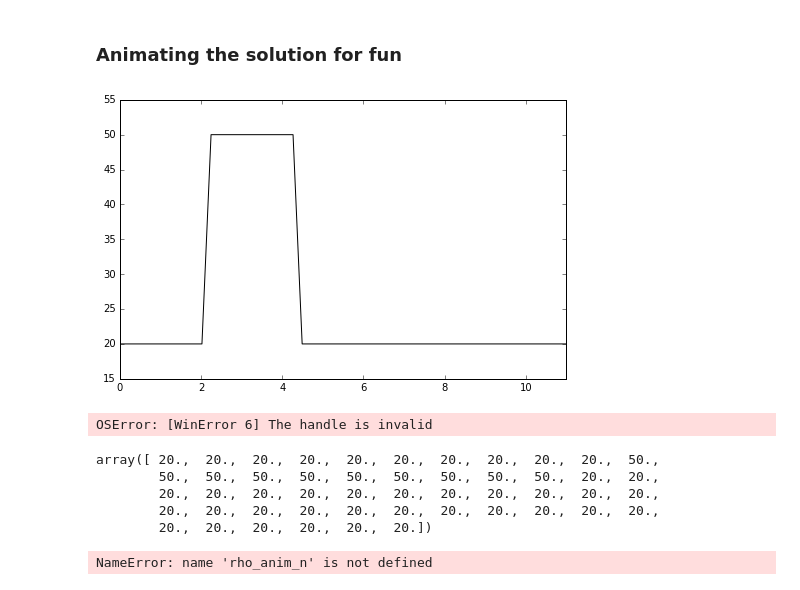
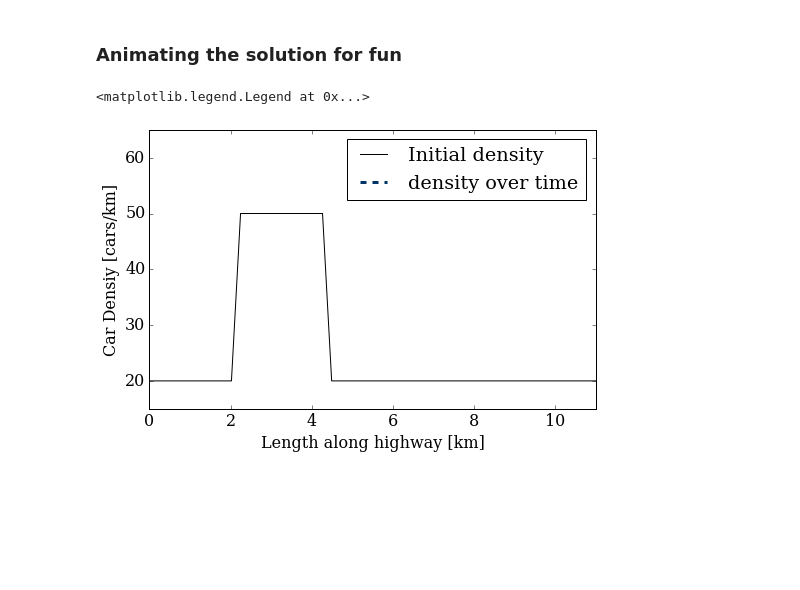
Before and after one commit to morrill/-mae6286, a Jupyter notebook: module_2/traffic_flow.ipynb, the cells around one changed output. Cells and saved outputs as stored; diff of their text form; code cells hidden in the pictures; blank space fills up the shorter version.

Commit message:
got animation working, was missing rcParams import

```diff
--- a/module_2/traffic_flow.ipynb
+++ b/module_2/traffic_flow.ipynb
@@ -7,6 +7,9 @@ import numpy as np
 import matplotlib.pyplot as plt
 init_printing()
 %matplotlib inline
+from matplotlib import rcParams
+rcParams['font.family'] = 'serif'
+rcParams['font.size'] = 16
 # %%
 # initial problem parameters:
 Vmax = 136     # maximum velocity [km/hr]
@@ -93,13 +96,18 @@ from IPython.display import HTML
 # %%
 # initiallize solution:
 rho_anim = rho0.copy()
 
+# initialize figure
 fig = plt.figure(figsize=(8,5))
-ax = plt.axes(xlim=(0,11), ylim=(15,55))
-plt.plot(x,u[0,0,:],color='k', lw=1)
-line = ax.plot([],[], color='#003366', ls='--', lw=3)[0]
+ax = plt.axes(xlim=(0,11), ylim=(15,65))
+plt.plot(x,u[0,0,:],color='k', lw=1, label='Initial density')
+plt.ylabel("Car Densiy [cars/km]")
+plt.xlabel("Length along highway [km]")
+line = ax.plot([],[], color='#003366', ls='--', lw=3, label='density over time')[0]
+plt.legend()
 # %% [output]
+<matplotlib.legend.Legend at 0x...>
-[figure, old version]
+[figure, new version]
 # %%
 def animate_traffic(i):
     line.set_data(x,rho_anim)
@@ -111,16 +118,0 @@ anim = animation.FuncAnimation(fig, animate_traffic, frames=nt, interval=0.2)
-# %%
-HTML(anim.to_html5_video())
-# %% [output]
-OSError: [WinError 6] The handle is invalid
-# %%
-rho_anim
-# %% [output]
-array([ 20.,  20.,  20.,  20.,  20.,  20.,  20.,  20.,  20.,  20.,  50.,
-        50.,  50.,  50.,  50.,  50.,  50.,  50.,  50.,  50.,  20.,  20.,
-        20.,  20.,  20.,  20.,  20.,  20.,  20.,  20.,  20.,  20.,  20.,
-        20.,  20.,  20.,  20.,  20.,  20.,  20.,  20.,  20.,  20.,  20.,
-        20.,  20.,  20.,  20.,  20.,  20.])
-# %%
-rho_anim_n
-# %% [output]
-NameError: name 'rho_anim_n' is not defined
```
Also changed, not shown: parts of 4 cells of this notebook.
